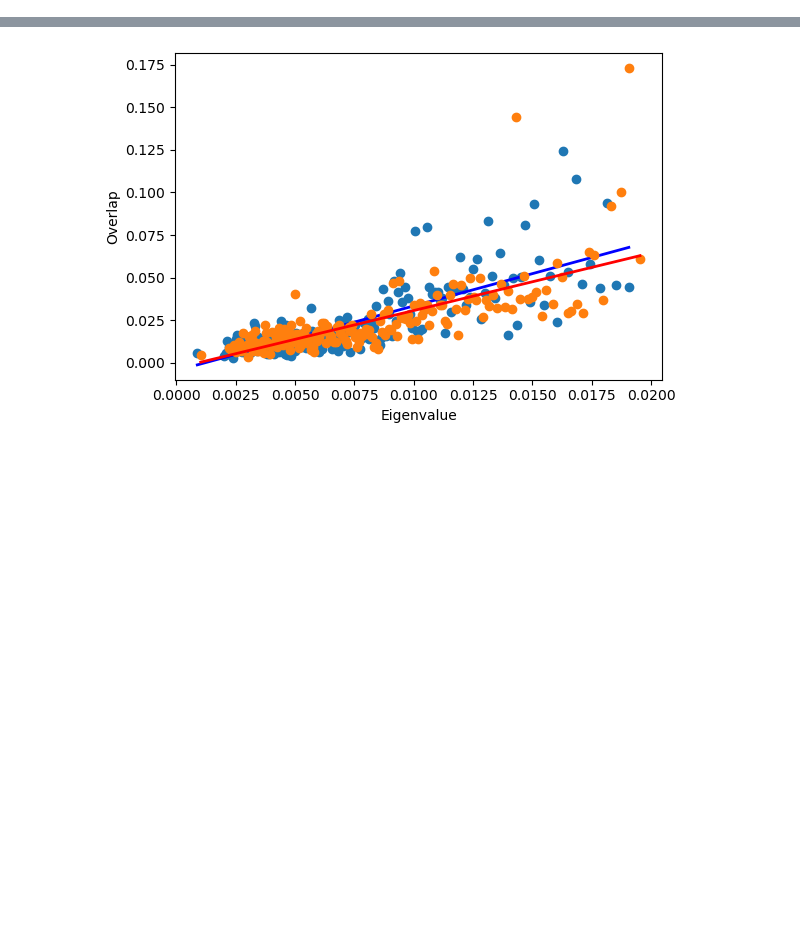
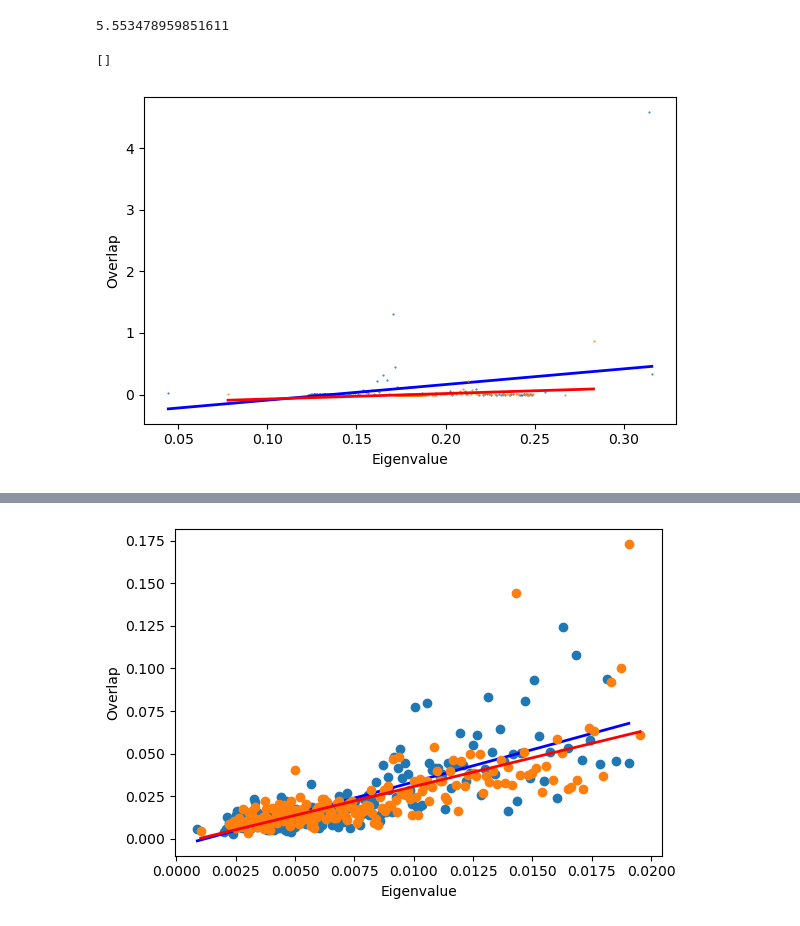
Before and after one commit to scastedo/continuous_attractor_project, a Jupyter notebook: data_analysis.ipynb, the cells around one changed output, grey strips where cells are left out. Cells and saved outputs as stored; diff of their text form; code cells hidden in the pictures; blank space fills up the shorter version.

```diff
--- a/data_analysis.ipynb
+++ b/data_analysis.ipynb
@@ -190,0 +271,27 @@ tensors = build_state_tensors()
+# %%
+fig, ax = plt.subplots(figsize=(6, 4))
+
+angle_2 = 0.8
+mean_evals, mean_overlap, xfit, yfit, a, b = overlap_function(
+    tensors, ampar=1.0, rin=1.0, sigma_temp=0.0,sigma_eta=0.1,  idir1=0.5, idir2=angle_2, k=k_val, window_size=size
+)
+ax.plot(mean_evals, mean_overlap, 'o', markersize=0.5)
+ax.plot(xfit, yfit, "-", color="blue", lw=2)
+snr_1 = np.sum(mean_overlap/mean_evals)
+
+mean_evals, mean_overlap, xfit, yfit, a, b = overlap_function(
+    tensors, ampar=1, rin=1, sigma_temp=0.1,sigma_eta=0.1,  idir1=0.5, idir2=angle_2,k=k_val, window_size=size
+)
+ax.plot(mean_evals, mean_overlap, 'o', markersize=0.5)
+ax.plot(xfit, yfit, "-", color="red", lw=2)
+
+ax.set_xlabel("Eigenvalue")
+ax.set_ylabel("Overlap")
+fig.tight_layout()
+snr_2 = np.sum(mean_overlap/mean_evals)
+print(snr_1/snr_2)
+plt.plot()
+# %% [output]
+5.553478959851611
+[]
+[figure, added]
```
Also changed, not shown: parts of 7 cells of this notebook, 6 other files.
